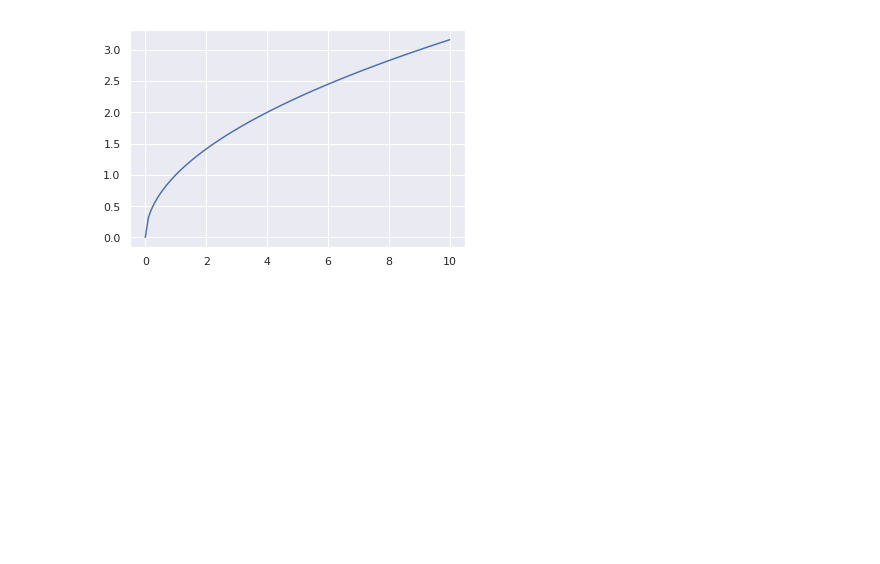
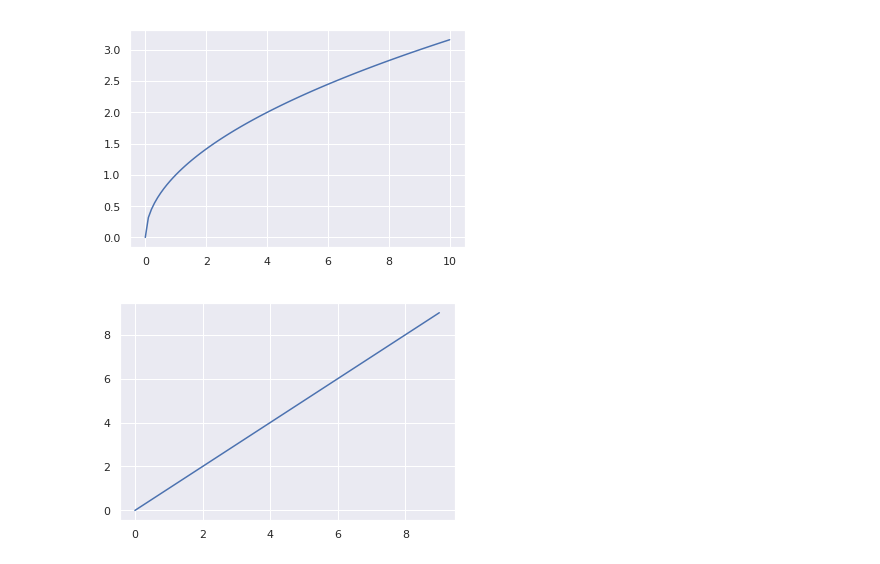
Before and after one commit to championballer/one-fourth-labs-deep-learning, a Jupyter notebook: Python Basics/2708_Plotting.ipynb, the cells around one changed output. Drawn from its saved outputs; the diff is of its cells as text; code cells hidden in the pictures; blank space fills up the shorter version.

Commit message:
Updated plotting notebook till scatter plot with hue

```diff
--- a/Python Basics/2708_Plotting.ipynb
+++ b/Python Basics/2708_Plotting.ipynb
@@ -42,3 +42,10 @@ sns.set()
 ax = sns.lineplot(x,y)
 # %% [output]
 [figure]
+# %%
+p = np.array(range(10))
+# %%
+plt.plot(p)
+plt.show()
+# %% [output]
+[figure, added]
```
Also changed, not shown: parts of 10 cells of this notebook, 2 other files.
